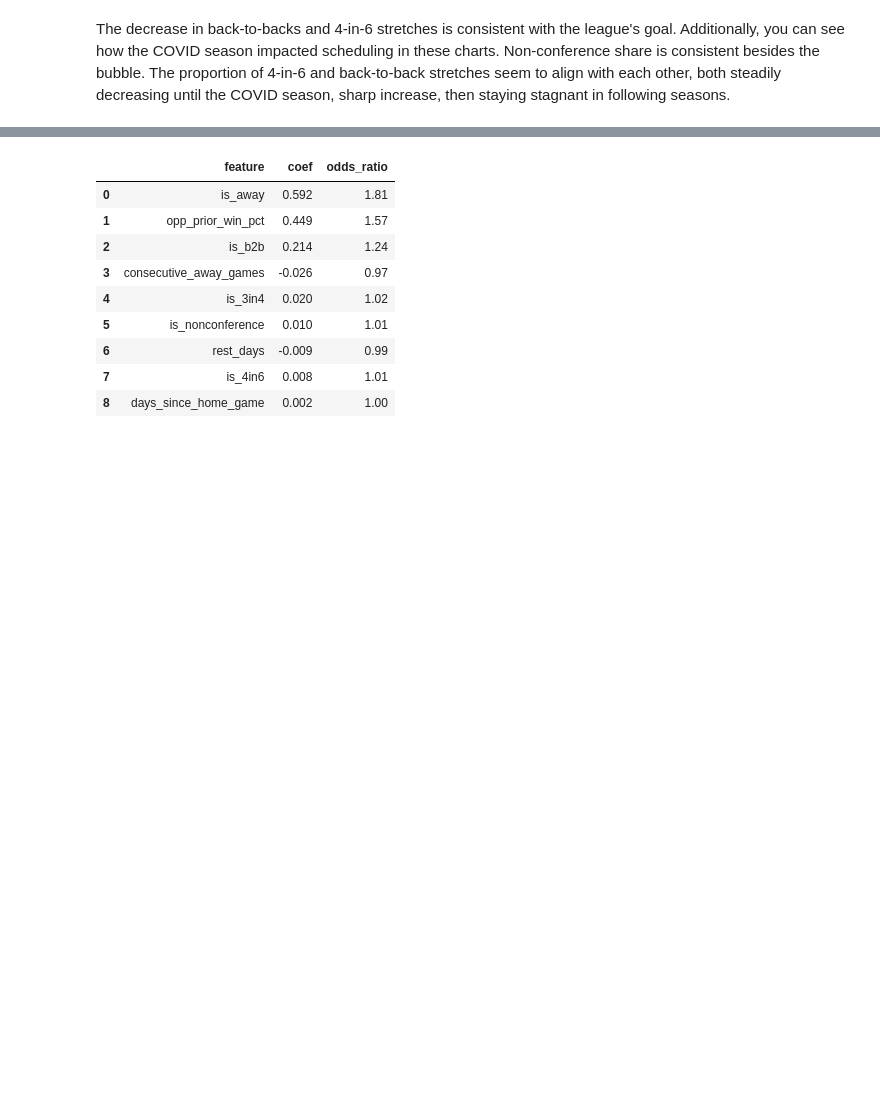
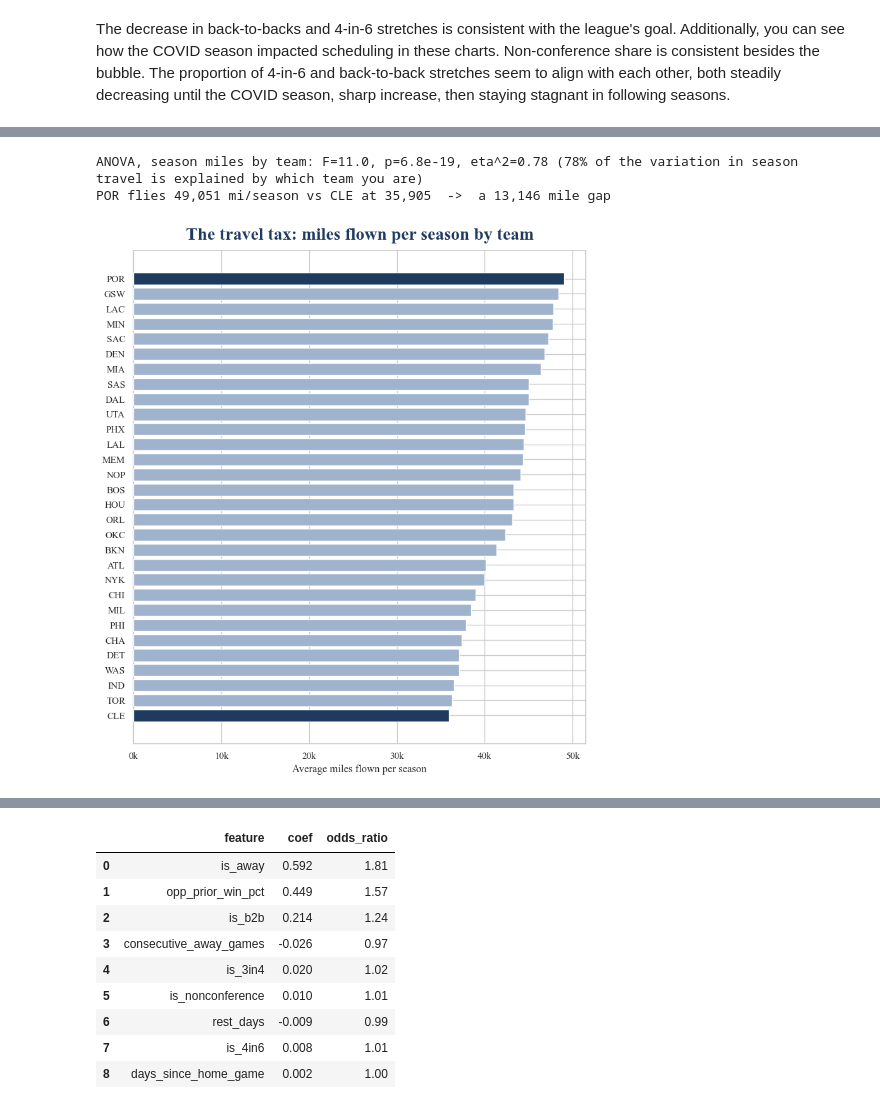
Before and after one commit to bridgetmunoz23/schedule_python, a Jupyter notebook: analysis.ipynb, the cells around one changed output, grey strips where cells are left out. Saved outputs shown, nothing was run; the diff lists cells and outputs as text; code cells hidden in the pictures; blank space fills up the shorter version.

```diff
--- a/analysis.ipynb
+++ b/analysis.ipynb
@@ -178,0 +225,34 @@ The decrease in back-to-backs and 4-in-6 stretches is consistent with the league
+# %%
+from scipy import stats
+from matplotlib.ticker import FuncFormatter
+
+rec = feats[feats['season'] >= '2022-23'].dropna(subset=['travel_distance'])
+season_tot = rec.groupby(['season', 'team'])['travel_distance'].sum().reset_index()
+team_mi = season_tot.groupby('team')['travel_distance'].mean().sort_values()
+
+# ANOVA: does season travel burden differ by team?
+groups = [v['travel_distance'].values for _, v in season_tot.groupby('team')]
+F, pval = stats.f_oneway(*groups)
+grand = season_tot['travel_distance'].mean()
+ss_b = sum(len(g) * (g.mean() - grand) ** 2 for g in groups)
+eta2 = ss_b / ((season_tot['travel_distance'] - grand) ** 2).sum()
+print(f"ANOVA, season miles by team: F={F:.1f}, p={pval:.1e}, eta^2={eta2:.2f} "
+      f"({eta2*100:.0f}% of the variation in season travel is explained by which team you are)")
+print(f"{team_mi.idxmax()} flies {team_mi.max():,.0f} mi/season vs {team_mi.idxmin()} at "
+      f"{team_mi.min():,.0f}  ->  a {team_mi.max()-team_mi.min():,.0f} mile gap")
+
+fig, ax = plt.subplots(figsize=(8, 9))
+ax.set_axisbelow(True)
+hi, lo = team_mi.idxmax(), team_mi.idxmin()
+colors = ['#1f3a5f' if t in (hi, lo) else '#9fb4cc' for t in team_mi.index]
+ax.barh(team_mi.index, team_mi.values, color=colors, zorder=3)
+ax.xaxis.set_major_formatter(FuncFormatter(lambda x, _: f'{x/1000:.0f}k'))
+ax.set_xlabel('Average miles flown per season')
+ax.set_title('The travel tax: miles flown per season by team', loc='center',
+             fontsize=20, weight='bold', color='#1f3a5f', pad=12)
+plt.tight_layout()
+plt.show()
+# %% [output]
+ANOVA, season miles by team: F=11.0, p=6.8e-19, eta^2=0.78 (78% of the variation in season travel is explained by which team you are)
+POR flies 49,051 mi/season vs CLE at 35,905  ->  a 13,146 mile gap
+[figure, added]
```
Also changed, not shown: parts of 18 cells of this notebook, 3 other files.
